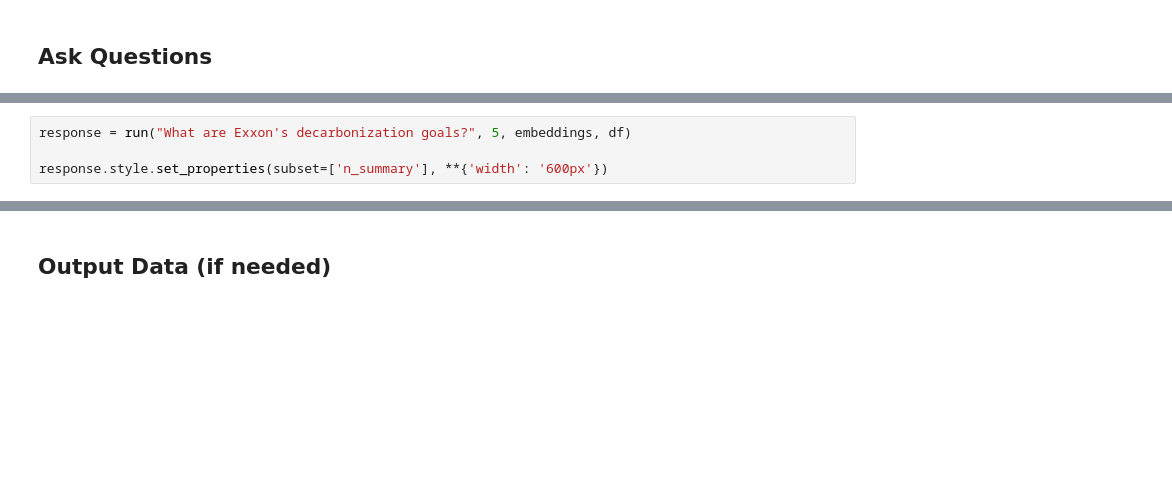
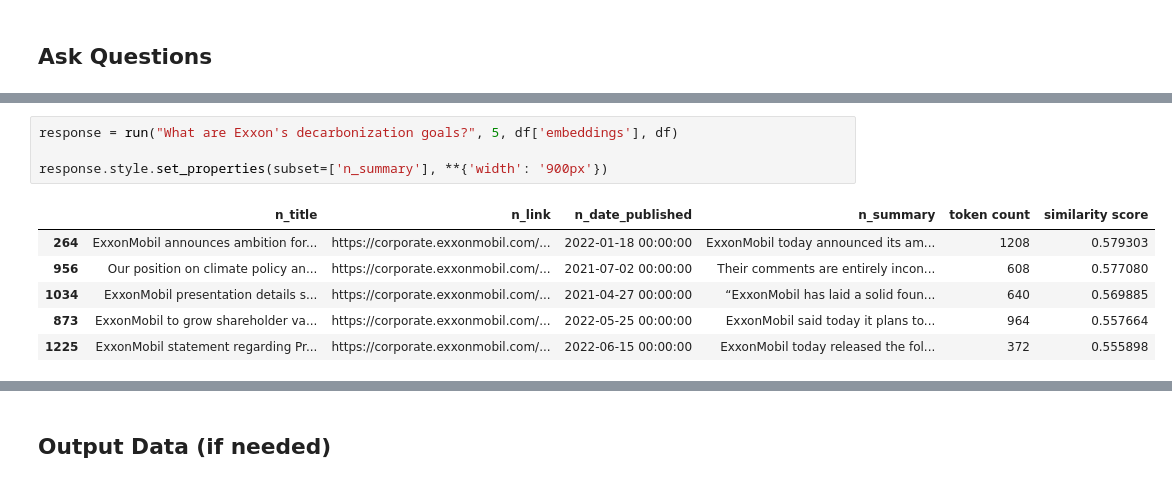
Before and after one commit to tzimmer3/Company_Relationships, a Jupyter notebook: Semantic Search Demo/Search DEMO.ipynb, the cells around one changed output, grey strips where cells are left out. Cells and saved outputs as stored; diff of their text form; blank space fills up the shorter version.

```diff
--- a/Semantic Search Demo/Search DEMO.ipynb
+++ b/Semantic Search Demo/Search DEMO.ipynb
@@ -133,5 +148,12 @@ response.style.set_properties(subset=['n_summary'], **{'width': '600px'})
 # %%
-response = run("What are Exxon's decarbonization goals?", 5, embeddings, df)
+response = run("What are Exxon's decarbonization goals?", 5, df['embeddings'], df)
 
-response.style.set_properties(subset=['n_summary'], **{'width': '600px'})
+response.style.set_properties(subset=['n_summary'], **{'width': '900px'})
+# %% [output]
+|  | n_title | n_link | n_date_published | n_summary | token count | similarity score |
+| 264 | ExxonMobil announces ambition for... | https://corporate.exxonmobil.com/... | 2022-01-18 00:00:00 | ExxonMobil today announced its am... | 1208 | 0.579303 |
+| 956 | Our position on climate policy an... | https://corporate.exxonmobil.com/... | 2021-07-02 00:00:00 | Their comments are entirely incon... | 608 | 0.577080 |
+| 1034 | ExxonMobil presentation details s... | https://corporate.exxonmobil.com/... | 2021-04-27 00:00:00 | “ExxonMobil has laid a solid foun... | 640 | 0.569885 |
+| 873 | ExxonMobil to grow shareholder va... | https://corporate.exxonmobil.com/... | 2022-05-25 00:00:00 | ExxonMobil said today it plans to... | 964 | 0.557664 |
+| 1225 | ExxonMobil statement regarding Pr... | https://corporate.exxonmobil.com/... | 2022-06-15 00:00:00 | ExxonMobil today released the fol... | 372 | 0.555898 |
 # %%
```
Also changed, not shown: parts of 8 cells of this notebook, 2 other files.
